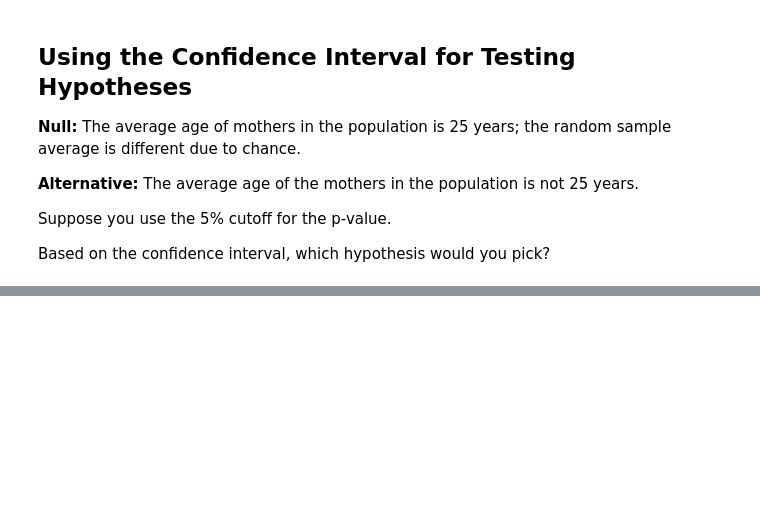
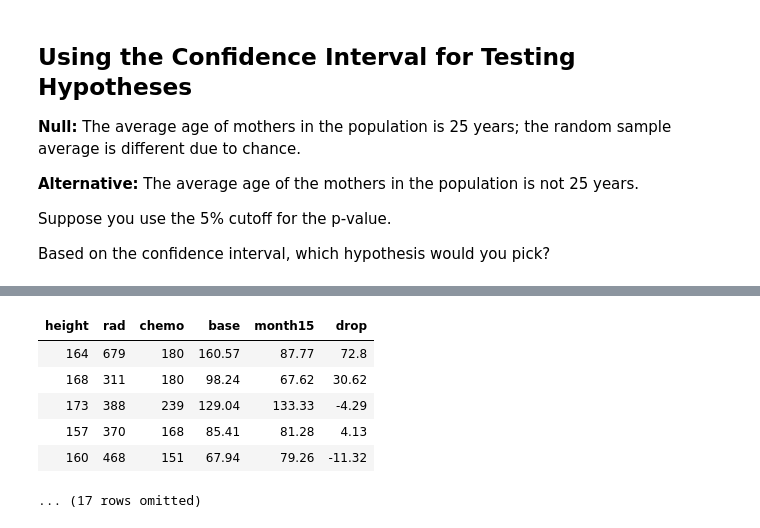
Before and after one commit to austinmohrnwu/24-fall-intro, a Jupyter notebook: lec24/lec24.ipynb, the cells around one changed output, grey strips where cells are left out. Saved outputs shown, nothing was run; the diff lists cells and outputs as text; code cells hidden in the pictures; blank space fills up the shorter version.

```diff
--- a/lec24/lec24.ipynb
+++ b/lec24/lec24.ipynb
@@ -169,0 +183,13 @@ Based on the confidence interval, which hypothesis would you pick?
+# %%
+hodgkins = hodgkins.with_columns(
+    'drop', hodgkins.column('base') - hodgkins.column('month15')
+)
+hodgkins.show(5)
+# %% [output]
+| height | rad | chemo | base | month15 | drop |
+| 164 | 679 | 180 | 160.57 | 87.77 | 72.8 |
+| 168 | 311 | 180 | 98.24 | 67.62 | 30.62 |
+| 173 | 388 | 239 | 129.04 | 133.33 | -4.29 |
+| 157 | 370 | 168 | 85.41 | 81.28 | 4.13 |
+| 160 | 468 | 151 | 67.94 | 79.26 | -11.32 |
+... (17 rows omitted)
```
Also changed, not shown: parts of 15 cells of this notebook, 1 other file.
